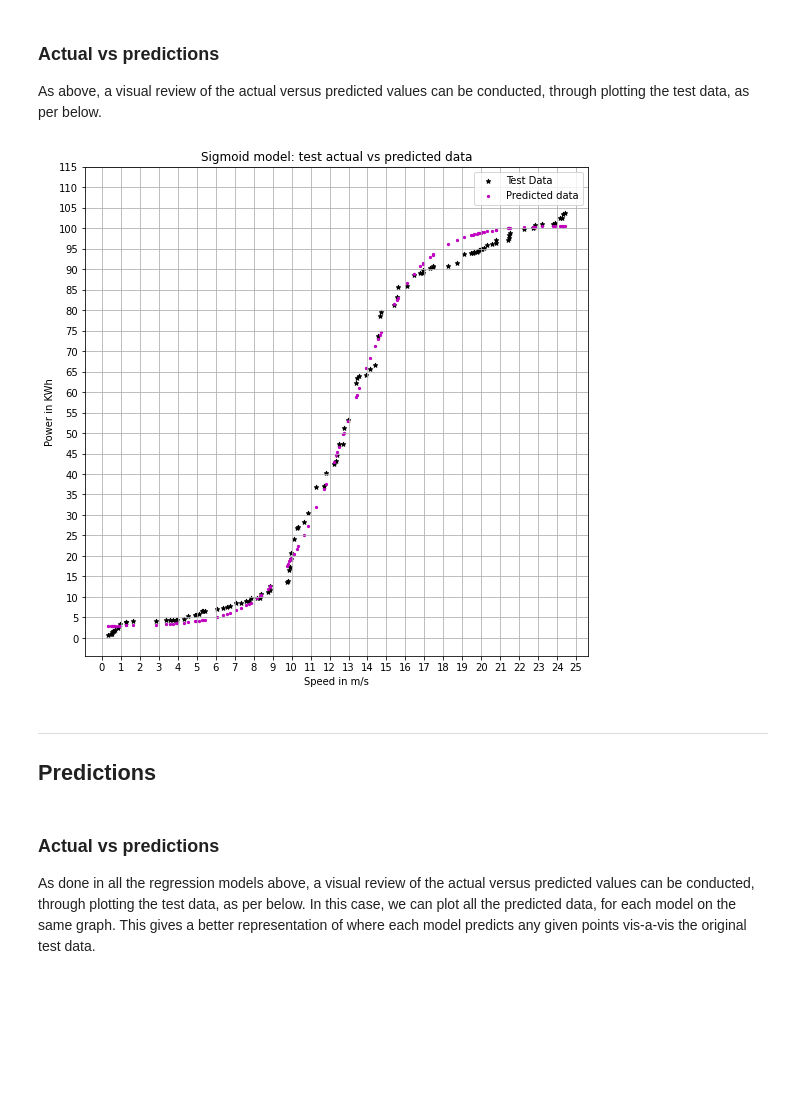
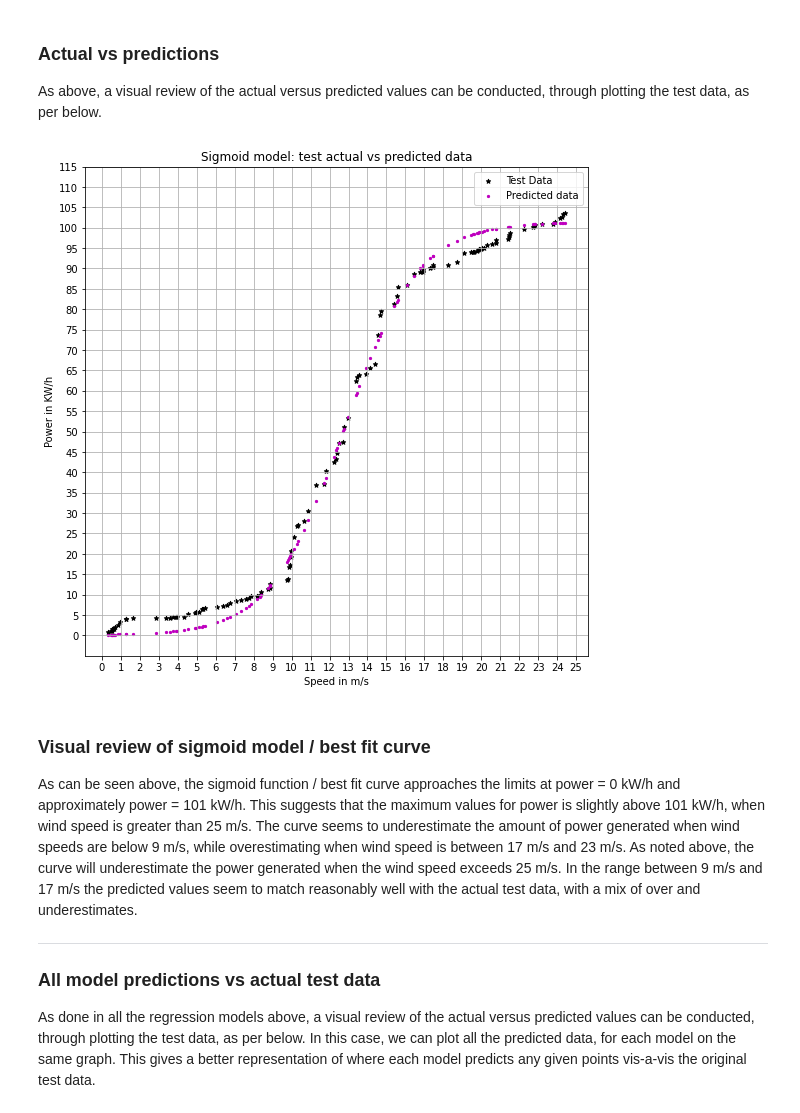
Before and after one commit to Clauric/Machine_Learning_Project, a Jupyter notebook: Regression models review notebook.ipynb, the cells around one changed output. Cells and saved outputs as stored; diff of their text form; code cells hidden in the pictures; blank space fills up the shorter version.

```diff
--- a/Regression models review notebook.ipynb
+++ b/Regression models review notebook.ipynb
@@ -269,6 +305,6 @@ plt.show()                                                      # Show the graph
 # %%
-def sigmoid(x, L ,x0, k, b):                                    # Function to define the sigmoid
-    y = L / (1 + np.exp(-k*(x-x0)))+b                           # Sigmoid formula
+def sigmoid(x, L, x0, k, b):                                    # Function to define the sigmoid
+    y = L / (1 + np.exp(-k*(x-x0)))                             # Sigmoid formula
     return (y)                                                  # Return the coefficients for the sigmoid curve
 
 p0 = [max(po_train_ar), np.median(sp_train_ar), 1, min(po_train_ar)]    # Initial guess to start the sigmoid coefficients
@@ -283,22 +319,19 @@ As above, a visual review of the actual versus predicted values can be conducted
 # %%
 # Generate the predictions array
 predict_sig = sigmoid(sp_test_ar, *popt)                        # Use the sigmoid optimised values to predict the power values using the speed test array
 
 # Plot the actual vs predictions array for the sigmoid model
 plt.figure(figsize = (9, 9))                                    # Set the plot size
 plt.scatter(x = np.sort(sp_test_ar), y = np.sort(po_test_ar), s = 20, marker = "*", color = "k", label = "Test Data") # Plot the speed and power on a graph
 plt.scatter(x = np.sort(sp_test_ar), y = np.sort(predict_sig), s = 20, marker = ".", color = "m", label = "Predicted data") # Plot the speed and power on a graph
 plt.xticks(np.arange(0, round(cleansed_df["speed"].max(), 0) + 2, step = 1)) # Force all the xticks to be visible
 plt.yticks(np.arange(0, round(cleansed_df["power"].max(), 0) + 4, step = 5)) # Force all the xticks to be visible
 plt.grid(which = "major", axis = "x")                           # Show the minor grid lines on the x axis
 plt.grid(which = "major", axis = "y")                           # Show the minor grid lines on the y axis
-plt.ylabel("Power in KWh")                                      # Label the y axis
+plt.ylabel("Power in KW/h")                                      # Label the y axis
 plt.xlabel("Speed in m/s")                                      # Label the x axis
 plt.legend(loc = "best")                                        # Put the legend in the best place
 plt.title("Sigmoid model: test actual vs predicted data")       # Title of the graph
 plt.show()                                                      # Show the graph
 # %% [output]
-[figure, old version]
+[figure, new version]
-# %% [markdown]
-***
-## Predictions
@@ -333,5 +338,8 @@ Analysis_df = Analysis_df.apply(pd.to_numeric, errors="coerce") # Force all the
 # %% [markdown]
-### Actual vs predictions
+### Visual review of sigmoid model / best fit curve
+As can be seen above, the sigmoid function / best fit curve approaches the limits at power = 0 kW/h and approximately power = 101 kW/h. This suggests that the maximum values for power is slightly above 101 kW/h, when wind speed is greater than 25 m/s. The curve seems to underestimate the amount of power generated when wind speeds are below 9 m/s, while overestimating when wind speed is between 17 m/s and 23 m/s. As noted above, the curve will underestimate the power generated when the wind speed exceeds 25 m/s. In the range between 9 m/s and 17 m/s the predicted values seem to match reasonably well with the actual test data, with a mix of over and underestimates.
+***
+### All model predictions vs actual test data
 As done in all the regression models above, a visual review of the actual versus predicted values can be conducted, through plotting the test data, as per below. In this case, we can plot all the predicted data, for each model on the same graph. This gives a better representation of where each model predicts any given points vis-a-vis the original test data.
 # %%
 # Plot the original testing data vs all models
```
Also changed, not shown: parts of 21 cells of this notebook, 3 other files.
